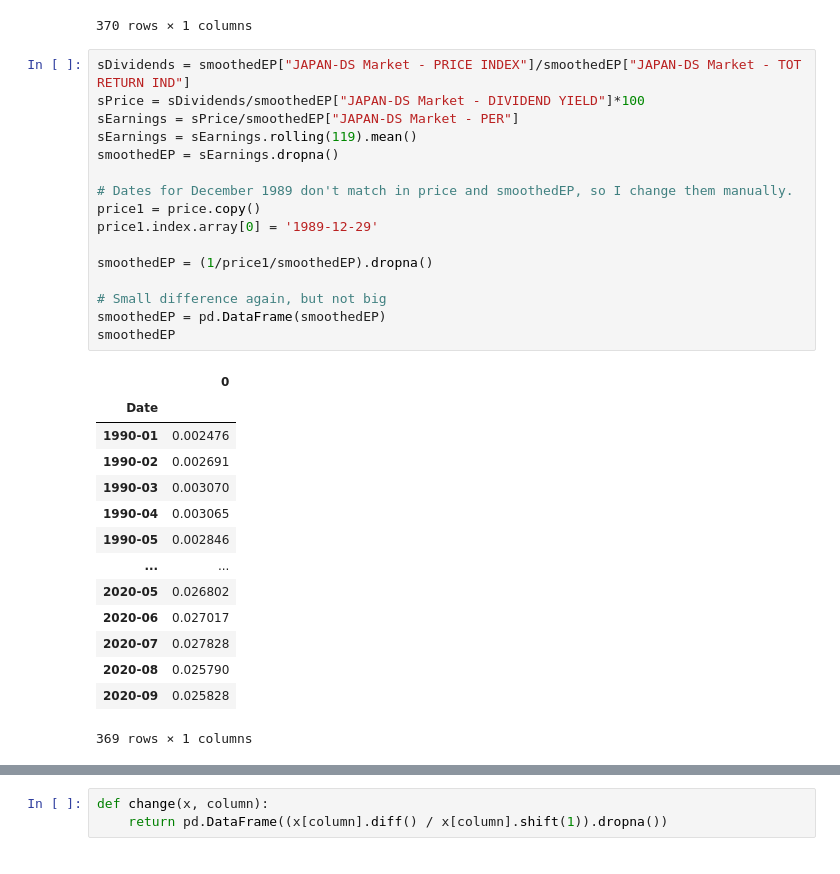
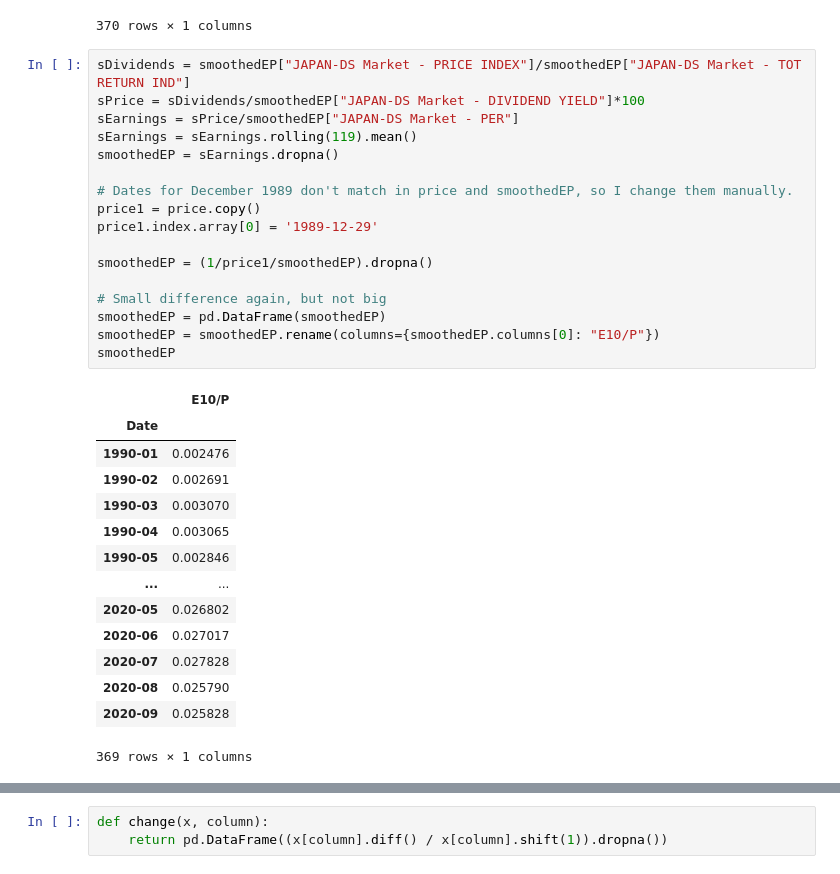
Before and after one commit to jessekeranen/seminar, a Jupyter notebook: jupyter.ipynb, the cells around one changed output, grey strips where cells are left out. Drawn from its saved outputs; the diff is of its cells as text.

```diff
--- a/jupyter.ipynb
+++ b/jupyter.ipynb
@@ -240,21 +246,22 @@ stockVariance
 # %%
 sDividends = smoothedEP["JAPAN-DS Market - PRICE INDEX"]/smoothedEP["JAPAN-DS Market - TOT RETURN IND"]
 sPrice = sDividends/smoothedEP["JAPAN-DS Market - DIVIDEND YIELD"]*100
 sEarnings = sPrice/smoothedEP["JAPAN-DS Market - PER"]
 sEarnings = sEarnings.rolling(119).mean()
 smoothedEP = sEarnings.dropna()
 
 # Dates for December 1989 don't match in price and smoothedEP, so I change them manually.
 price1 = price.copy()
 price1.index.array[0] = '1989-12-29'
 
 smoothedEP = (1/price1/smoothedEP).dropna()
 
 # Small difference again, but not big
 smoothedEP = pd.DataFrame(smoothedEP)
+smoothedEP = smoothedEP.rename(columns={smoothedEP.columns[0]: "E10/P"})
 smoothedEP
 # %% [output]
-|  | 0 |
+|  | E10/P |
 | Date |  |
 | 1990-01 | 0.002476 |
 | 1990-02 | 0.002691 |
```
Also changed, not shown: parts of 15 cells of this notebook.
